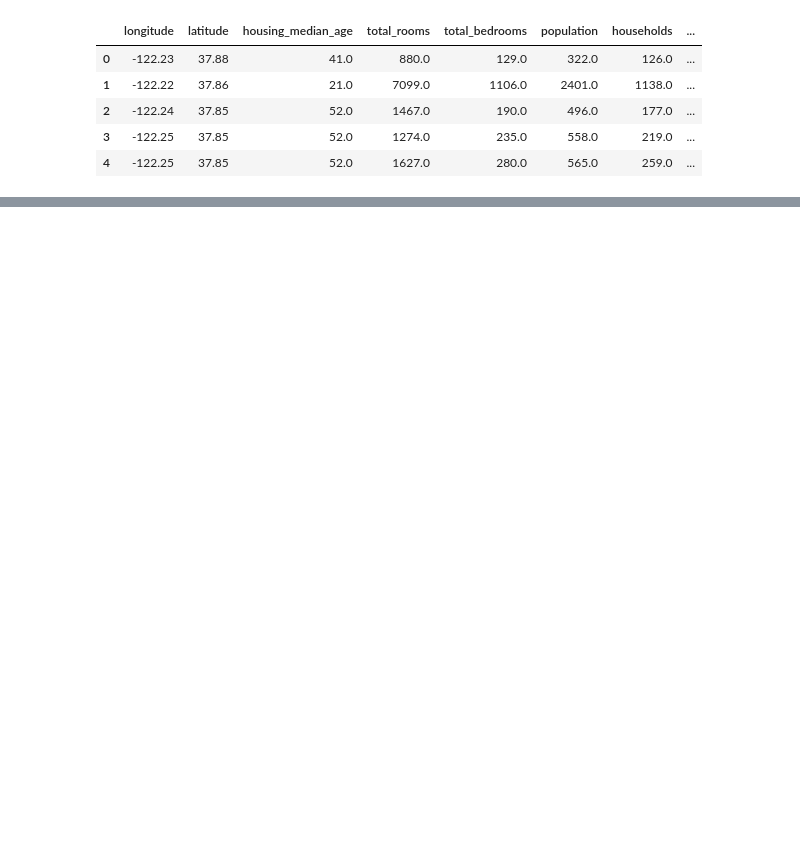
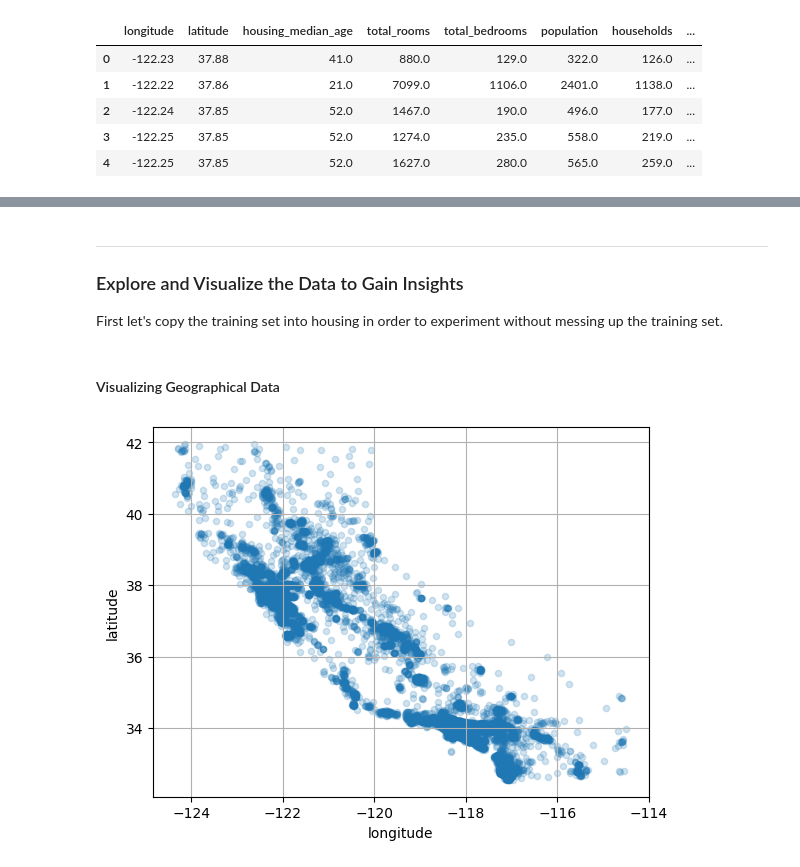
Before and after one commit to wdorsey/wdorsey-ai-engineering, a Jupyter notebook: Hands-On Machine Learning/Chapter 2 - End-to-End Machine Learning Project.ipynb, the cells around one changed output, grey strips where cells are left out. Drawn from its saved outputs; the diff is of its cells as text; code cells hidden in the pictures; blank space fills up the shorter version.

```diff
--- a/Hands-On Machine Learning/Chapter 2 - End-to-End Machine Learning Project.ipynb
+++ b/Hands-On Machine Learning/Chapter 2 - End-to-End Machine Learning Project.ipynb
@@ -49,0 +130,8 @@ housing.head()
+# %%
+from sklearn.model_selection import train_test_split
+
+# create new train/test sets by stratifying on income_cat
+strat_train_set, strat_test_set = train_test_split(housing, test_size=0.2, stratify=housing["income_cat"], random_state=42)
+
+# check that the expected ratios match the above bar graph
+strat_test_set["income_cat"].value_counts() / len(strat_test_set)
@@ -49,0 +177,17 @@ housing.head()
+# %% [markdown]
+---
+
+### Explore and Visualize the Data to Gain Insights
+
+First let's copy the training set into housing in order to experiment without messing up the training set.
+# %%
+housing = strat_train_set.copy()
+# %% [markdown]
+#### Visualizing Geographical Data
+# %%
+# plot longitude x latitude
+# a low alpha helps to see clustering
+housing.plot(kind="scatter", x="longitude", y="latitude", grid=True, alpha=0.2)
+plt.show()
+# %% [output]
+[figure, added]
```
Also changed, not shown: parts of 26 cells of this notebook.
